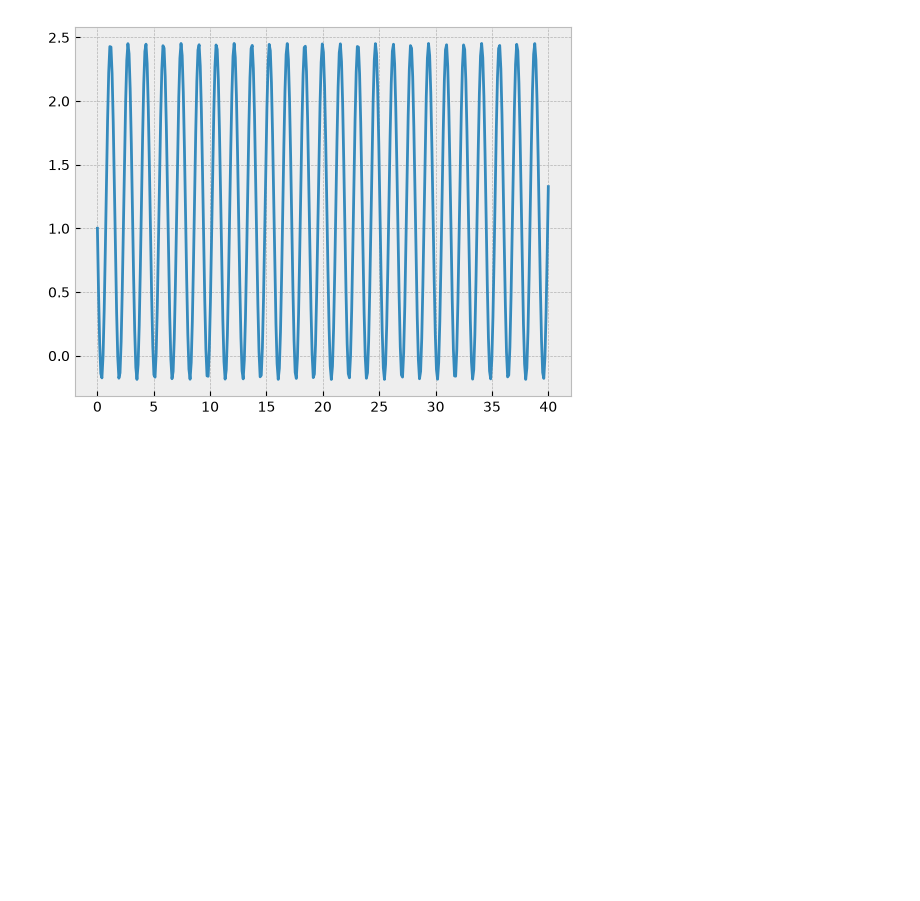
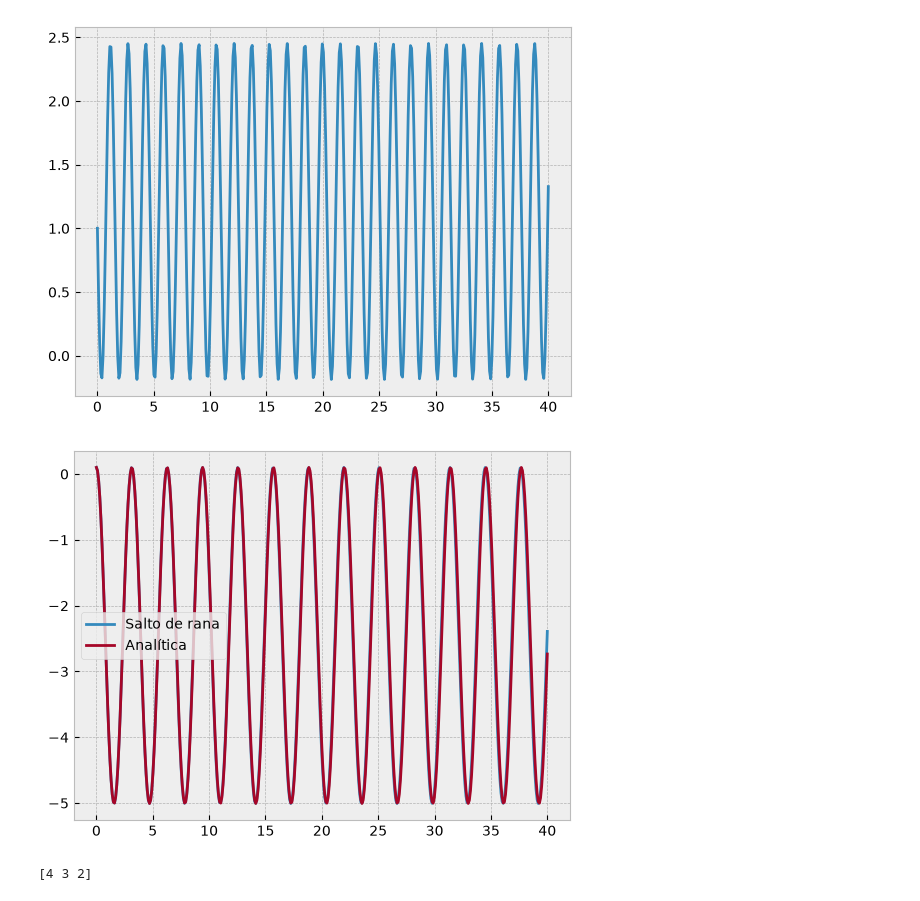
Before and after one commit to Dewscot/Clases, a Jupyter notebook: FC2/Estudio_chatgpt/Tarea_1.ipynb, the cells around one changed output. Drawn from its saved outputs; the diff is of its cells as text; code cells hidden in the pictures; blank space fills up the shorter version.

```diff
--- a/FC2/Estudio_chatgpt/Tarea_1.ipynb
+++ b/FC2/Estudio_chatgpt/Tarea_1.ipynb
@@ -173,3 +173,26 @@ plt.plot(tiempos,Energia_euler_cromer)
 # %% [output]
 [<matplotlib.lines.Line2D at 0x...>]
 [figure]
+# %%
+trayectoria_SR = np.zeros((Npuntos,2))
+
+trayectoria_SR[0] = np.array([0.1, 0.0])
+trayectoria_SR[0,1] = dt/2*(-k/m*trayectoria_SR[0,0]-g)
+
+for n in range (Npuntos-1):
+
+    trayectoria_SR[n+1,0] = trayectoria_SR[n,0]+dt*trayectoria_SR[n,1]
+
+    trayectoria_SR[n+1,1] = trayectoria_SR[n,1]+dt*(-k/m*trayectoria_SR[n+1,0]-g)
+
+plt.plot(tiempos, trayectoria_SR[:,0], label="Salto de rana")
+plt.plot(tiempos, y_analitica, label="Analítica")
+plt.legend()
+plt.show()
+# %% [output]
+[figure, added]
+# %%
+A = np.array((4,3,2,1))
+print(A[:-1])
+# %% [output]
+[4 3 2]
```
Also changed, not shown: parts of 15 cells of this notebook, 1 other file.
